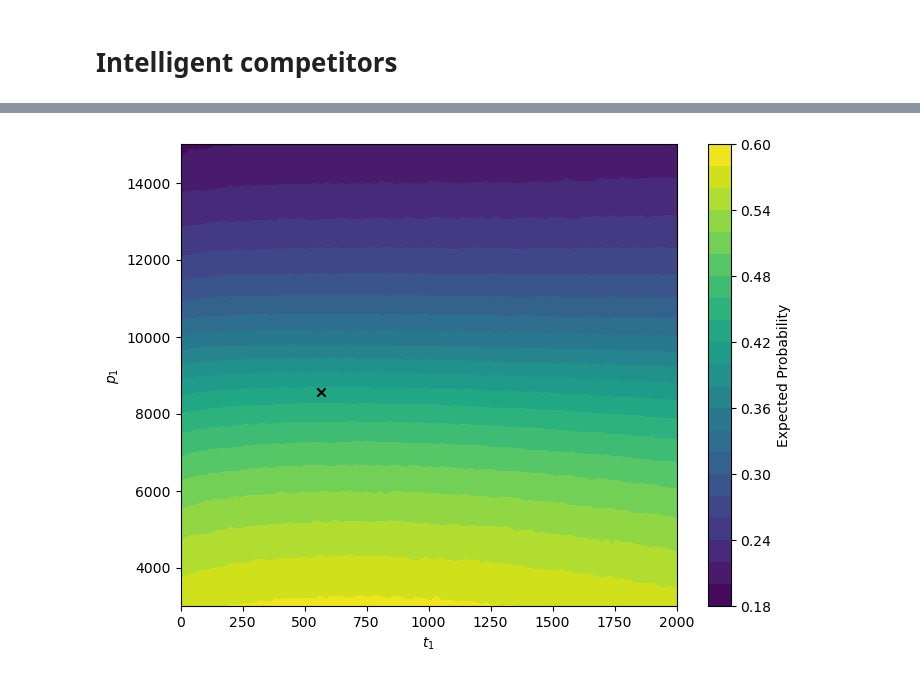
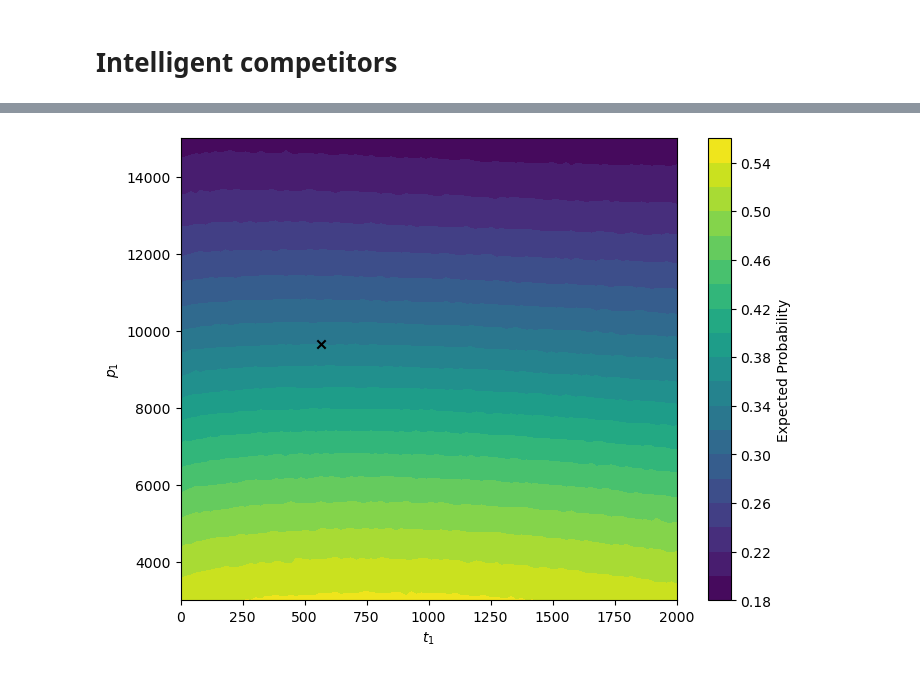
Before and after one commit to pablogarciarce/ProductLaunching, a Jupyter notebook: ProdLaunch.ipynb, the cells around one changed output, grey strips where cells are left out. Drawn from its saved outputs; the diff is of its cells as text; code cells hidden in the pictures.

Commit message:
intelligent comp results

```diff
--- a/ProdLaunch.ipynb
+++ b/ProdLaunch.ipynb
@@ -855,18 +821,18 @@ plt.show()
 # %%
 p1_vals = resultados[:, 0]
 t1_vals = resultados[:, 1]
-prob_vals = resultados[:, 5]
+prob_vals = resultados[:, 3]
 
 p1_unique = np.unique(p1_vals)
 t1_unique = np.unique(t1_vals)
 prob_matrix = prob_vals.reshape(len(p1_unique), len(t1_unique))
 
 plt.figure(figsize=(8, 6))
 contourf = plt.contourf(t1_unique, p1_unique, prob_matrix, levels=20, cmap='viridis')
 plt.colorbar(contourf, label='Expected Probability')
 plt.scatter(mejor_datos[1], mejor_datos[0], marker='x', c='black')
 plt.xlabel('$t_1$')
 plt.ylabel('$p_1$')
 plt.show()
 # %% [output]
-[figure, old version]
+[figure, new version]
```
Also changed, not shown: parts of 8 cells of this notebook, 5 other files.
